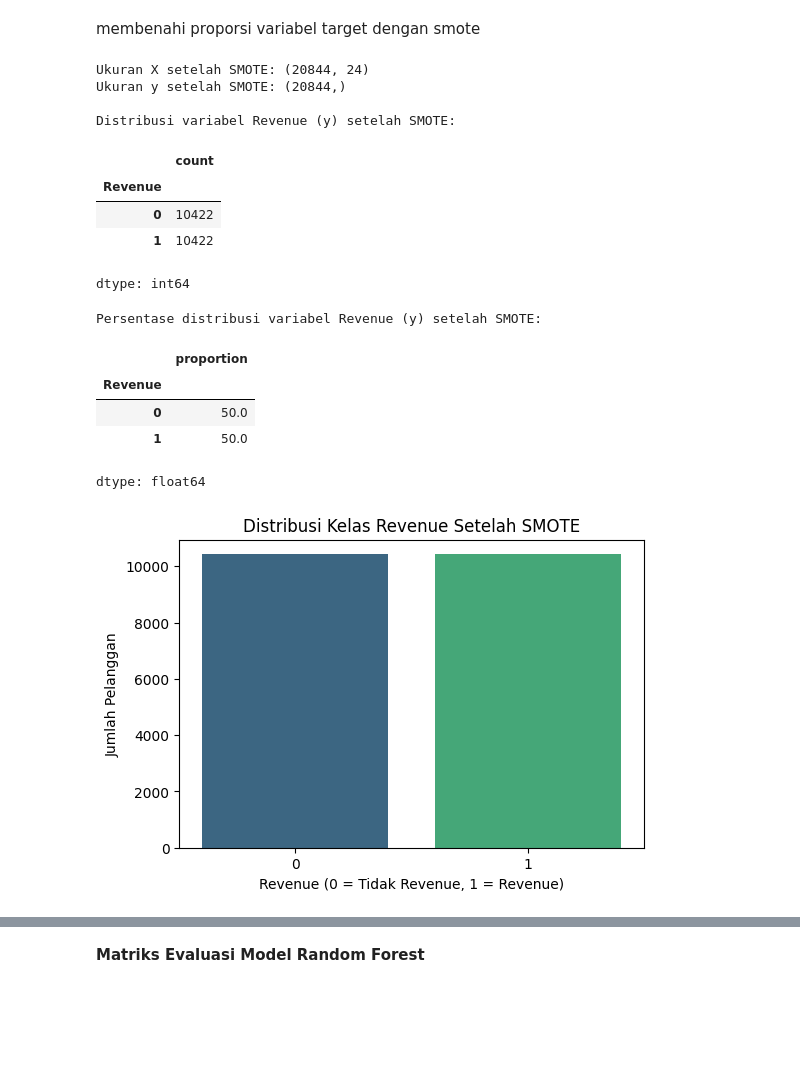
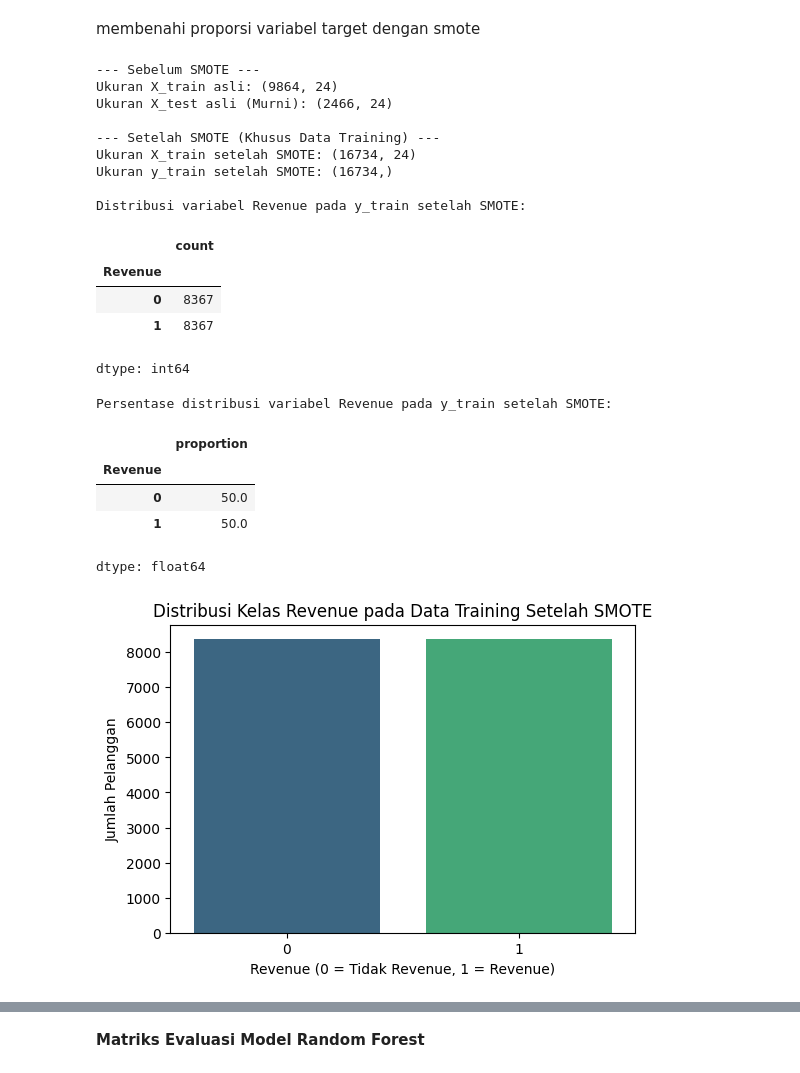
Before and after one commit to naylasafira/Tugas-Machine-Learning, a Jupyter notebook: Tugas_Klasifikasi_Kelompok_F.ipynb, the cells around one changed output, grey strips where cells are left out. Drawn from its saved outputs; the diff is of its cells as text; code cells hidden in the pictures; blank space fills up the shorter version.

```diff
--- a/Tugas_Klasifikasi_Kelompok_F.ipynb
+++ b/Tugas_Klasifikasi_Kelompok_F.ipynb
@@ -775,44 +776,66 @@ Secara keseluruhan, proses standarisasi berhasil dilakukan dan menghasilkan data
 # %% [markdown]
 membenahi proporsi variabel target dengan smote
 # %%
+from sklearn.model_selection import train_test_split
 from imblearn.over_sampling import SMOTE
+import matplotlib.pyplot as plt
+import seaborn as sns
 
-# Pisahkan fitur (X) dan target (y)
+# 1. Pisahkan fitur (X) dan target (y) asli
 X = df.drop('Revenue', axis=1)
 y = df['Revenue']
 
-# Inisialisasi SMOTE
+# 2. SPLIT DATA TERLEBIH DAHULU (PENTING!)
+# Memisahkan data murni menjadi training (80%) dan testing (20%) sebelum SMOTE
+X_train, X_test, y_train, y_test = train_test_split(X, y, test_size=0.2, random_state=42)
+
+print("--- Sebelum SMOTE ---")
+print("Ukuran X_train asli:", X_train.shape)
+print("Ukuran X_test asli (Murni):", X_test.shape)
+
+# 3. INISIALISASI SMOTE
 smote = SMOTE(random_state=42)
 
-# Terapkan SMOTE pada data training
-X_resampled, y_resampled = smote.fit_resample(X, y)
-print("Ukuran X setelah SMOTE:", X_resampled.shape)
-print("Ukuran y setelah SMOTE:", y_resampled.shape)
-print("\nDistribusi variabel Revenue (y) setelah SMOTE:")
-display(y_resampled.value_counts())
-print("\nPersentase distribusi variabel Revenue (y) setelah SMOTE:")
-display(y_resampled.value_counts(normalize=True) * 100)
-# Visualisasi distribusi variabel Revenue setelah SMOTE
+# 4. TERAPKAN SMOTE HANYA PADA DATA TRAINING
+X_train_resampled, y_train_resampled = smote.fit_resample(X_train, y_train)
+
+# 5. TAMPILKAN HASIL & VISUALISASI DATA TRAINING SETELAH SMOTE
+print("\n--- Setelah SMOTE (Khusus Data Training) ---")
+print("Ukuran X_train setelah SMOTE:", X_train_resampled.shape)
+print("Ukuran y_train setelah SMOTE:", y_train_resampled.shape)
+
+print("\nDistribusi variabel Revenue pada y_train setelah SMOTE:")
+display(y_train_resampled.value_counts())
+
+print("\nPersentase distribusi variabel Revenue pada y_train setelah SMOTE:")
+display(y_train_resampled.value_counts(normalize=True) * 100)
+
+# Visualisasi distribusi variabel Revenue pada data training setelah SMOTE
 plt.figure(figsize=(6, 4))
-sns.countplot(x=y_resampled, palette='viridis', hue=y_resampled, legend=False)
-plt.title('Distribusi Kelas Revenue Setelah SMOTE')
+sns.countplot(x=y_train_resampled, palette='viridis', hue=y_train_resampled, legend=False)
+plt.title('Distribusi Kelas Revenue pada Data Training Setelah SMOTE')
 plt.xlabel('Revenue (0 = Tidak Revenue, 1 = Revenue)')
 plt.ylabel('Jumlah Pelanggan')
 plt.show()
 # %% [output]
-Ukuran X setelah SMOTE: (20844, 24)
-Ukuran y setelah SMOTE: (20844,)
+--- Sebelum SMOTE ---
+Ukuran X_train asli: (9864, 24)
+Ukuran X_test asli (Murni): (2466, 24)
 
-Distribusi variabel Revenue (y) setelah SMOTE:
+--- Setelah SMOTE (Khusus Data Training) ---
+Ukuran X_train setelah SMOTE: (16734, 24)
+Ukuran y_train setelah SMOTE: (16734,)
+
+Distribusi variabel Revenue pada y_train setelah SMOTE:
 |  | count |
 | Revenue |  |
-| 0 | 10422 |
-| 1 | 10422 |
+| 0 | 8367 |
+| 1 | 8367 |
 dtype: int64
-Persentase distribusi variabel Revenue (y) setelah SMOTE:
+Persentase distribusi variabel Revenue pada y_train setelah SMOTE:
 |  | proportion |
 | Revenue |  |
 | 0 | 50.0 |
 | 1 | 50.0 |
 dtype: float64
-[figure, old version]
+[figure, new version]
```
Also changed, not shown: parts of 30 cells of this notebook.
